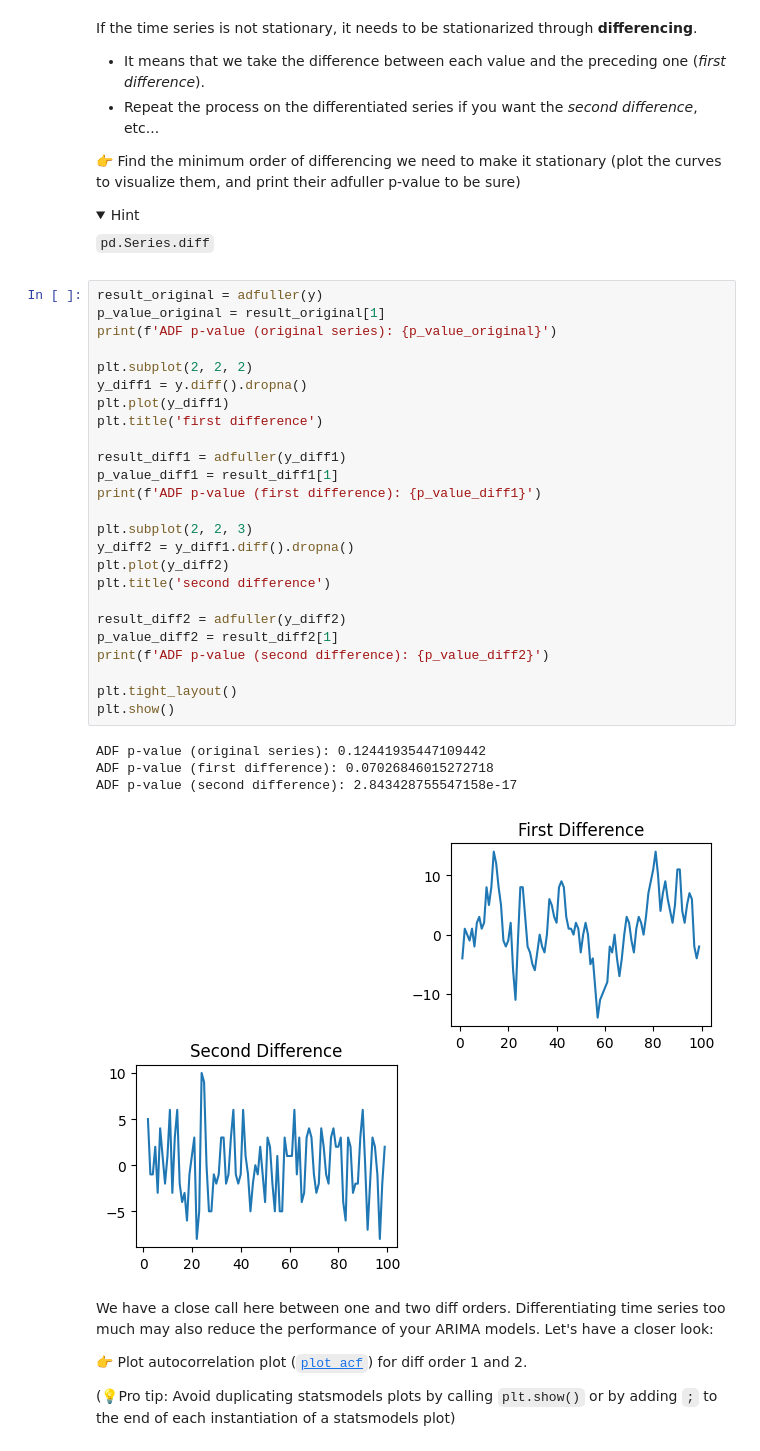
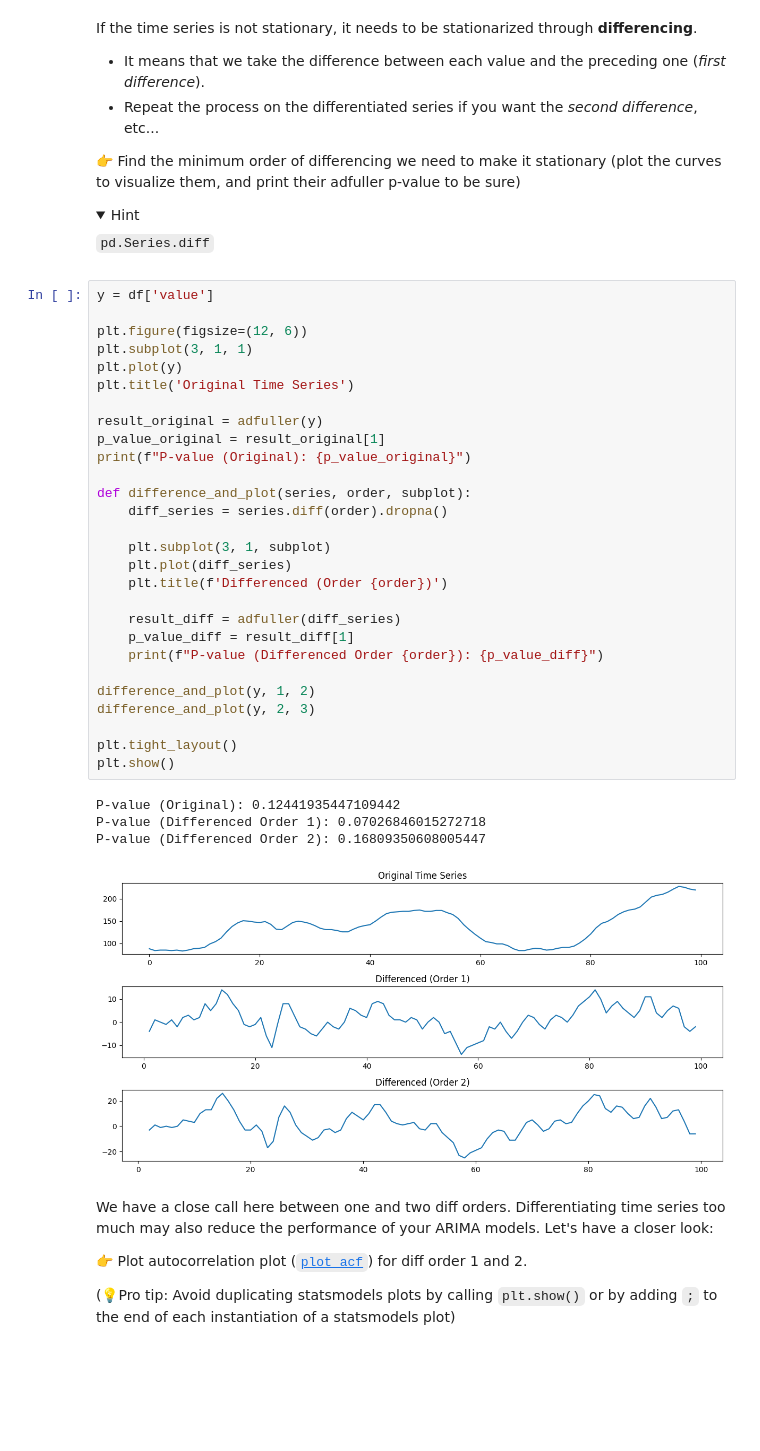
Before and after one commit to RPalmr/data-arima, a Jupyter notebook: arima.ipynb, the cells around one changed output. Cells and saved outputs as stored; diff of their text form; folded sections open; blank space fills up the shorter version.

```diff
--- a/arima.ipynb
+++ b/arima.ipynb
@@ -77,36 +79,39 @@ If the time series is not stationary, it needs to be stationarized through **dif
 
 `pd.Series.diff`
 </details>
-# %%
-result_original = adfuller(y)
-p_value_original = result_original[1]
-print(f'ADF p-value (original series): {p_value_original}')
-
-plt.subplot(2, 2, 2)
-y_diff1 = y.diff().dropna()
-plt.plot(y_diff1)
-plt.title('first difference')
-
-result_diff1 = adfuller(y_diff1)
-p_value_diff1 = result_diff1[1]
-print(f'ADF p-value (first difference): {p_value_diff1}')
-
-plt.subplot(2, 2, 3)
-y_diff2 = y_diff1.diff().dropna()
-plt.plot(y_diff2)
-plt.title('second difference')
-
-result_diff2 = adfuller(y_diff2)
-p_value_diff2 = result_diff2[1]
-print(f'ADF p-value (second difference): {p_value_diff2}')
-
-plt.tight_layout()
-plt.show()
-# %% [output]
-ADF p-value (original series): 0.12441935447109442
-ADF p-value (first difference): 0.07026846015272718
-ADF p-value (second difference): 2.843428755547158e-17
-[figure, removed]
+# %%
+y = df['value']
+
+plt.figure(figsize=(12, 6))
+plt.subplot(3, 1, 1)
+plt.plot(y)
+plt.title('Original Time Series')
+
+result_original = adfuller(y)
+p_value_original = result_original[1]
+print(f"P-value (Original): {p_value_original}")
+
+def difference_and_plot(series, order, subplot):
+    diff_series = series.diff(order).dropna()
+
+    plt.subplot(3, 1, subplot)
+    plt.plot(diff_series)
+    plt.title(f'Differenced (Order {order})')
+
+    result_diff = adfuller(diff_series)
+    p_value_diff = result_diff[1]
+    print(f"P-value (Differenced Order {order}): {p_value_diff}")
+
+difference_and_plot(y, 1, 2)
+difference_and_plot(y, 2, 3)
+
+plt.tight_layout()
+plt.show()
+# %% [output]
+P-value (Original): 0.12441935447109442
+P-value (Differenced Order 1): 0.07026846015272718
+P-value (Differenced Order 2): 0.16809350608005447
+[figure, added]
 # %% [markdown]
 We have a close call here between one and two diff orders. Differentiating time series too much may also reduce the performance of your ARIMA models. Let's have a closer look:
 
```
Also changed, not shown: parts of 11 cells of this notebook.
